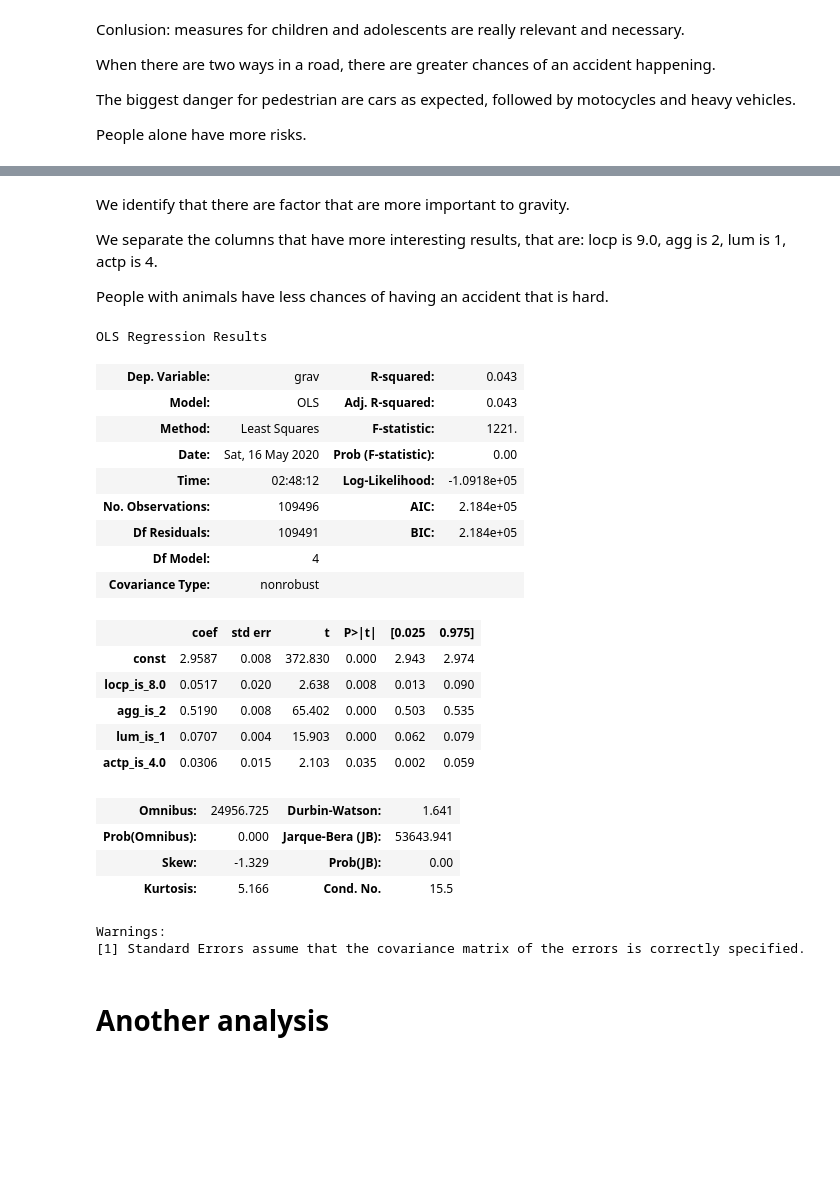
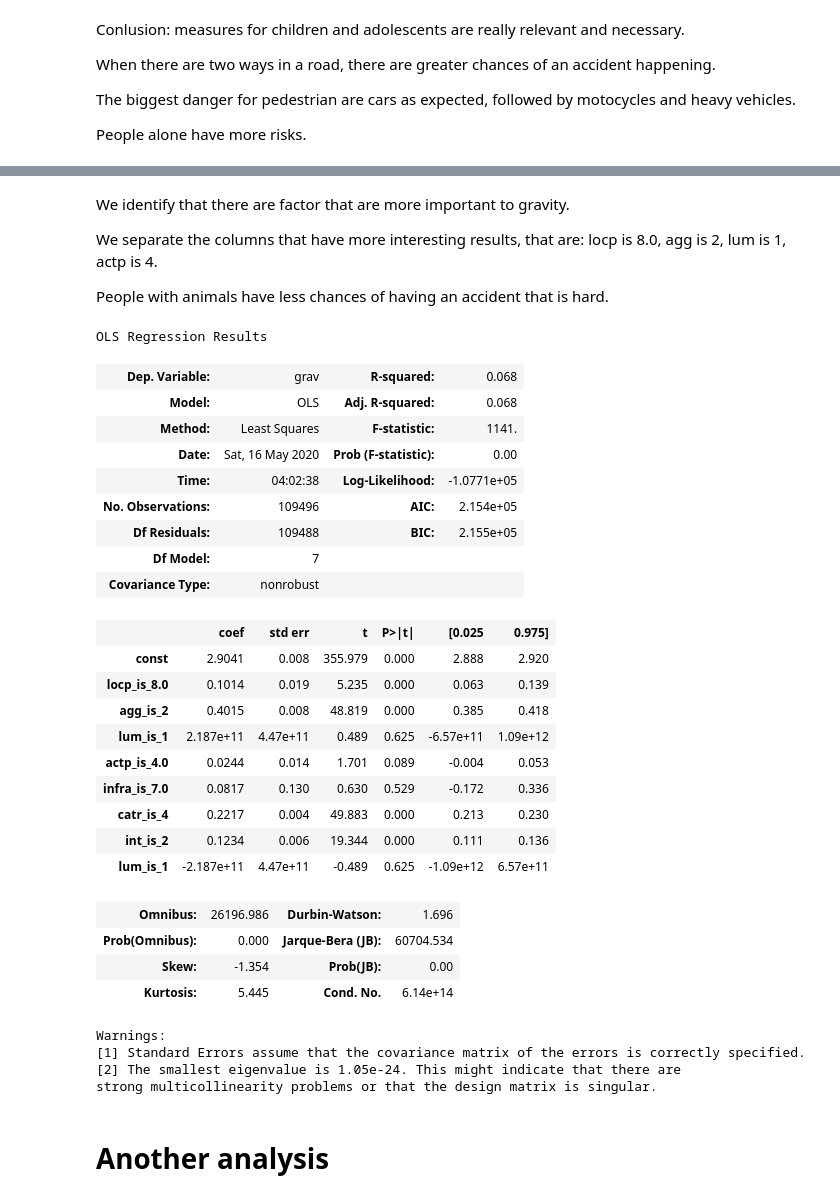
Before and after one commit to maicken/traffic-accident-injury-analysis, a Jupyter notebook: Pedestrian_Analysis.ipynb, the cells around one changed output, grey strips where cells are left out. Saved outputs shown, nothing was run; the diff lists cells and outputs as text; code cells hidden in the pictures; blank space fills up the shorter version.

```diff
--- a/Pedestrian_Analysis.ipynb
+++ b/Pedestrian_Analysis.ipynb
@@ -169,6 +169,6 @@ Relevant parameters for pedesters: num_acc, an, lum, agg, int, atm, catr, circ,
 # %%
 # Create the X
-df_filtered = df[['num_acc', 'an', 'lum','agg', 'catu', 'age', 'locp', 'actp', 'etatp']].copy()
+df_filtered = df[['num_acc', 'an', 'lum','agg', 'int', 'atm', 'catr', 'circ', 'nbv', 'vosp', 'surf', 'infra', 'situ', 'catu', 'age', 'locp', 'actp', 'etatp', 'catv']].copy()
 df_t = df_filtered[df_filtered.catu == 4]
 df_filtered = df_filtered[df_filtered.catu == 3]
 df_filtered = pd.concat([df_filtered, df_t])
@@ -181,8 +181,10 @@ df_grav = pd.concat([df_grav, df_t])
 
 # creating initial dataframe
 
-dum_df = pd.get_dummies(df_filtered, columns=["an", "lum", "agg", "catu", "locp", "actp", "etatp"],
-                        prefix=["an_is", "lum_is", "agg_is", "catu_is", "locp_is", "actp_is", "etatp_is"])
+dum_df = pd.get_dummies(df_filtered, columns=["an", "lum", "agg", "catu", "locp", "actp", "etatp", "catv", "int", "atm",
+                                              "catr", "circ", "nbv", "vosp", "surf", "infra", "situ"],
+                        prefix=["an_is", "lum_is", "agg_is", "catu_is", "locp_is", "actp_is", "etatp_is", "catv_is", "int_is", "atm_is",
+                                              "catr_is", "circ_is", "nbv_is", "vosp_is", "surf_is", "infra_is", "situ_is"])
 
 # dum_df_grav = pd.get_dummies(df_grav, columns=["grav"], prefix=["grav_is"])
 # %%
@@ -236,42 +238,48 @@ strong multicollinearity or other numerical problems.
 # %% [markdown]
 We identify that there are factor that are more important to gravity.
 
-We separate the columns that have more interesting results, that are: locp is 9.0, agg is 2, lum is 1, actp is 4.
+We separate the columns that have more interesting results, that are: locp is 8.0, agg is 2, lum is 1, actp is 4.
 
 People with animals have less chances of having an accident that is hard.
 # %%
-X = dum_df[['locp_is_8.0', 'agg_is_2', 'lum_is_1', 'actp_is_4.0']] ## X usually means our input variables (or independent variables)
+X = dum_df[['locp_is_8.0', 'agg_is_2', 'lum_is_1', 'actp_is_4.0', 'infra_is_7.0', 'catr_is_4', 'int_is_2', 'lum_is_1']] ## X usually means our input variables (or independent variables)
 y = df_grav['grav'] ## Y usually means our output/dependent variable
 X = sm.add_constant(X) ## let's add an interctarget = pd.DataFrame(data.target, columns=["MEDV"])ept (beta_0) to our model
 
 # Note the difference in argument order
 model = sm.OLS(y, X).fit() ## sm.OLS(output, input)
 predictions = model.predict(X)
 
 # Print out the statistics
 model.summary()
 # %% [output]
 OLS Regression Results
-| Dep. Variable: | grav | R-squared: | 0.043 |
-| Model: | OLS | Adj. R-squared: | 0.043 |
-| Method: | Least Squares | F-statistic: | 1221. |
+| Dep. Variable: | grav | R-squared: | 0.068 |
+| Model: | OLS | Adj. R-squared: | 0.068 |
+| Method: | Least Squares | F-statistic: | 1141. |
 | Date: | Sat, 16 May 2020 | Prob (F-statistic): | 0.00 |
-| Time: | 02:48:12 | Log-Likelihood: | -1.0918e+05 |
-| No. Observations: | 109496 | AIC: | 2.184e+05 |
-| Df Residuals: | 109491 | BIC: | 2.184e+05 |
-| Df Model: | 4 |  |  |
+| Time: | 04:02:38 | Log-Likelihood: | -1.0771e+05 |
+| No. Observations: | 109496 | AIC: | 2.154e+05 |
+| Df Residuals: | 109488 | BIC: | 2.155e+05 |
+| Df Model: | 7 |  |  |
 | Covariance Type: | nonrobust |  |  |
 |  | coef | std err | t | P>|t| | [0.025 | 0.975] |
-| const | 2.9587 | 0.008 | 372.830 | 0.000 | 2.943 | 2.974 |
-| locp_is_8.0 | 0.0517 | 0.020 | 2.638 | 0.008 | 0.013 | 0.090 |
-| agg_is_2 | 0.5190 | 0.008 | 65.402 | 0.000 | 0.503 | 0.535 |
-| lum_is_1 | 0.0707 | 0.004 | 15.903 | 0.000 | 0.062 | 0.079 |
-| actp_is_4.0 | 0.0306 | 0.015 | 2.103 | 0.035 | 0.002 | 0.059 |
+| const | 2.9041 | 0.008 | 355.979 | 0.000 | 2.888 | 2.920 |
+| locp_is_8.0 | 0.1014 | 0.019 | 5.235 | 0.000 | 0.063 | 0.139 |
+| agg_is_2 | 0.4015 | 0.008 | 48.819 | 0.000 | 0.385 | 0.418 |
+| lum_is_1 | 2.187e+11 | 4.47e+11 | 0.489 | 0.625 | -6.57e+11 | 1.09e+12 |
+| actp_is_4.0 | 0.0244 | 0.014 | 1.701 | 0.089 | -0.004 | 0.053 |
+| infra_is_7.0 | 0.0817 | 0.130 | 0.630 | 0.529 | -0.172 | 0.336 |
+| catr_is_4 | 0.2217 | 0.004 | 49.883 | 0.000 | 0.213 | 0.230 |
+| int_is_2 | 0.1234 | 0.006 | 19.344 | 0.000 | 0.111 | 0.136 |
+| lum_is_1 | -2.187e+11 | 4.47e+11 | -0.489 | 0.625 | -1.09e+12 | 6.57e+11 |
-| Omnibus: | 24956.725 | Durbin-Watson: | 1.641 |
-| Prob(Omnibus): | 0.000 | Jarque-Bera (JB): | 53643.941 |
-| Skew: | -1.329 | Prob(JB): | 0.00 |
-| Kurtosis: | 5.166 | Cond. No. | 15.5 |
+| Omnibus: | 26196.986 | Durbin-Watson: | 1.696 |
+| Prob(Omnibus): | 0.000 | Jarque-Bera (JB): | 60704.534 |
+| Skew: | -1.354 | Prob(JB): | 0.00 |
+| Kurtosis: | 5.445 | Cond. No. | 6.14e+14 |
 Warnings:
 [1] Standard Errors assume that the covariance matrix of the errors is correctly specified.
+[2] The smallest eigenvalue is 1.05e-24. This might indicate that there are
+strong multicollinearity problems or that the design matrix is singular.
 # %% [markdown]
 # Another analysis
```
Also changed, not shown: parts of 4 cells of this notebook.
